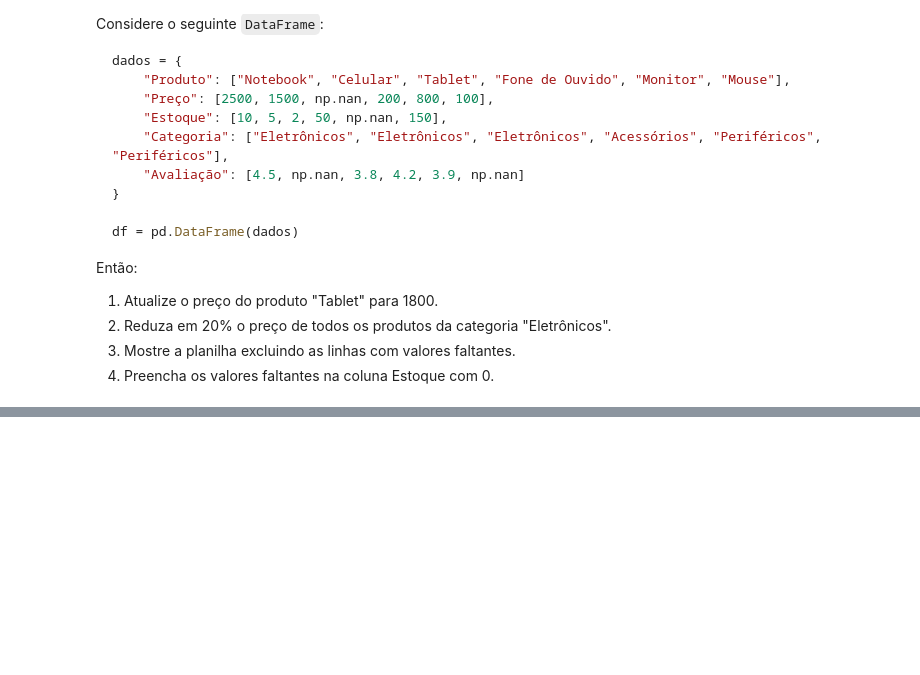
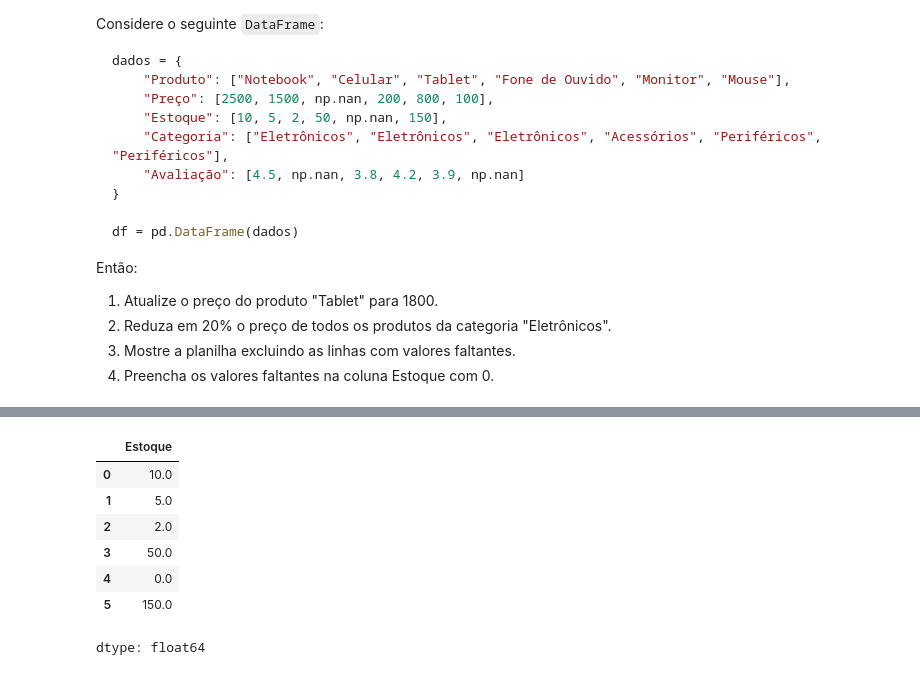
Before and after one commit to py140166149/CEE2, a Jupyter notebook: aulas.ipynb, the cells around one changed output, grey strips where cells are left out. Cells and saved outputs as stored; diff of their text form; code cells hidden in the pictures; blank space fills up the shorter version.

```diff
--- a/aulas.ipynb
+++ b/aulas.ipynb
@@ -3402,0 +3442,11 @@ Então:
+# %%
+df["Estoque"].fillna(value=0)
+# %% [output]
+|  | Estoque |
+| 0 | 10.0 |
+| 1 | 5.0 |
+| 2 | 2.0 |
+| 3 | 50.0 |
+| 4 | 0.0 |
+| 5 | 150.0 |
+dtype: float64
```
Also changed, not shown: parts of 3 cells of this notebook.
